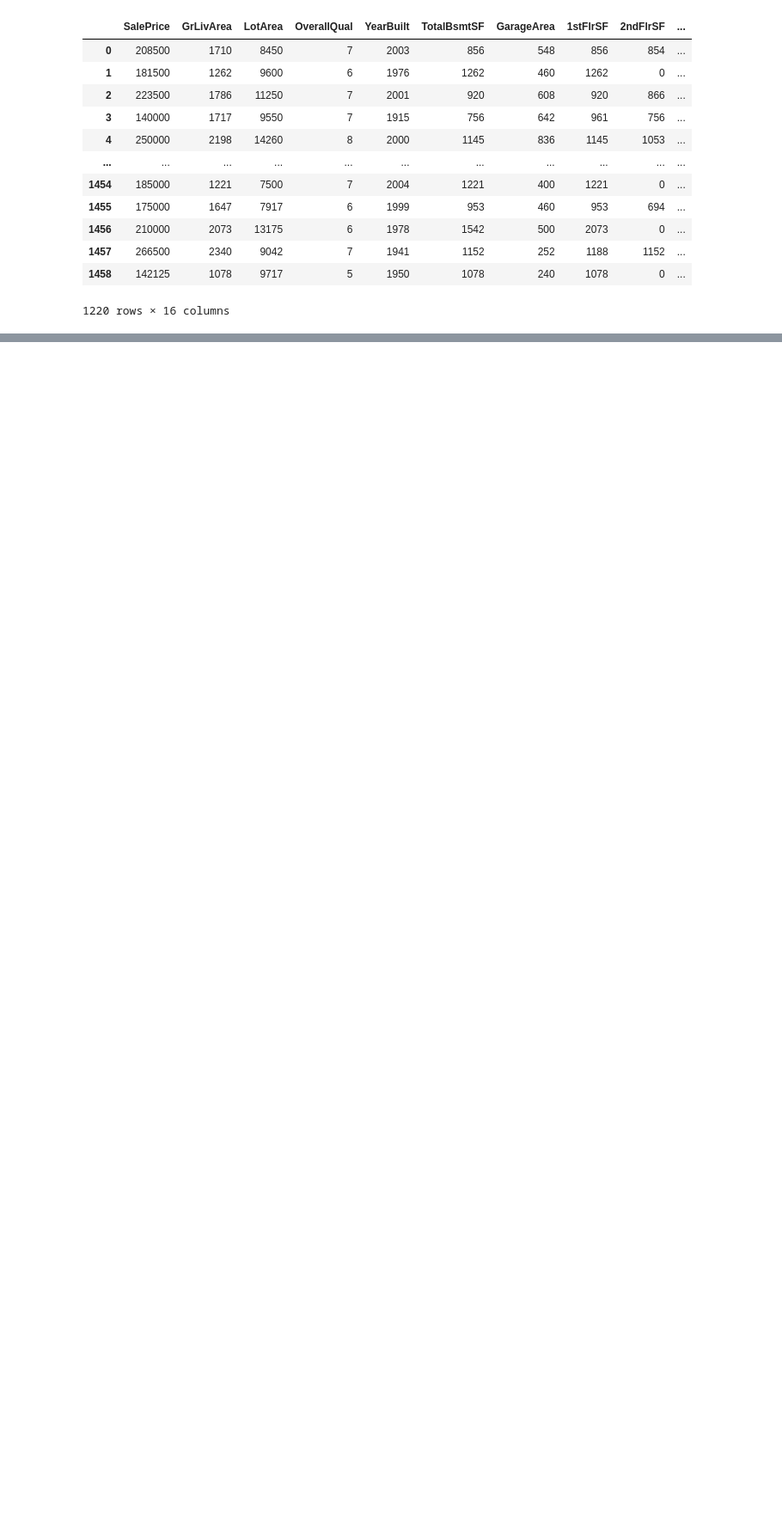
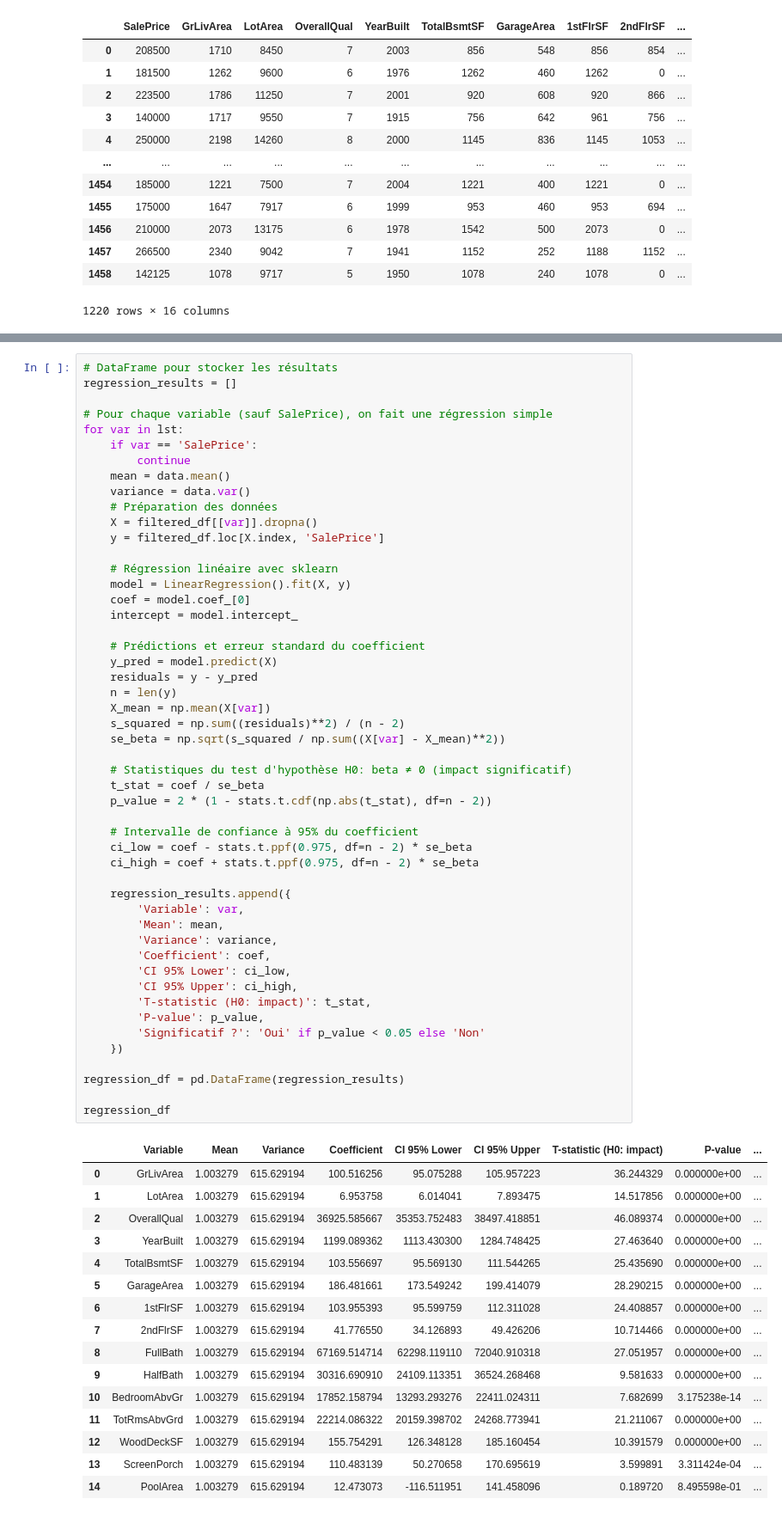
Before and after one commit to decimoplays/CStat-Project, a Jupyter notebook: cstat-project.ipynb, the cells around one changed output, grey strips where cells are left out. Shown at 86% size. Cells and saved outputs as stored; diff of their text form; blank space fills up the shorter version.

Commit message:
Update code Anova + regression lin

```diff
--- a/cstat-project.ipynb
+++ b/cstat-project.ipynb
@@ -196,0 +217,67 @@ results_df
+# %%
+# DataFrame pour stocker les résultats
+regression_results = []
+
+# Pour chaque variable (sauf SalePrice), on fait une régression simple
+for var in lst:
+    if var == 'SalePrice':
+        continue
+    mean = data.mean()
+    variance = data.var()
+    # Préparation des données
+    X = filtered_df[[var]].dropna()
+    y = filtered_df.loc[X.index, 'SalePrice']
+
+    # Régression linéaire avec sklearn
+    model = LinearRegression().fit(X, y)
+    coef = model.coef_[0]
+    intercept = model.intercept_
+
+    # Prédictions et erreur standard du coefficient
+    y_pred = model.predict(X)
+    residuals = y - y_pred
+    n = len(y)
+    X_mean = np.mean(X[var])
+    s_squared = np.sum((residuals)**2) / (n - 2)
+    se_beta = np.sqrt(s_squared / np.sum((X[var] - X_mean)**2))
+
+    # Statistiques du test d'hypothèse H0: beta ≠ 0 (impact significatif)
+    t_stat = coef / se_beta
+    p_value = 2 * (1 - stats.t.cdf(np.abs(t_stat), df=n - 2))
+
+    # Intervalle de confiance à 95% du coefficient
+    ci_low = coef - stats.t.ppf(0.975, df=n - 2) * se_beta
+    ci_high = coef + stats.t.ppf(0.975, df=n - 2) * se_beta
+
+    regression_results.append({
+        'Variable': var,
+        'Mean': mean,
+        'Variance': variance,
+        'Coefficient': coef,
+        'CI 95% Lower': ci_low,
+        'CI 95% Upper': ci_high,
+        'T-statistic (H0: impact)': t_stat,
+        'P-value': p_value,
+        'Significatif ?': 'Oui' if p_value < 0.05 else 'Non'
+    })
+
+regression_df = pd.DataFrame(regression_results)
+
+regression_df
+# %% [output]
+|  | Variable | Mean | Variance | Coefficient | CI 95% Lower | CI 95% Upper | T-statistic (H0: impact) | P-value | ... |
+| 0 | GrLivArea | 1.003279 | 615.629194 | 100.516256 | 95.075288 | 105.957223 | 36.244329 | 0.000000e+00 | ... |
+| 1 | LotArea | 1.003279 | 615.629194 | 6.953758 | 6.014041 | 7.893475 | 14.517856 | 0.000000e+00 | ... |
+| 2 | OverallQual | 1.003279 | 615.629194 | 36925.585667 | 35353.752483 | 38497.418851 | 46.089374 | 0.000000e+00 | ... |
+| 3 | YearBuilt | 1.003279 | 615.629194 | 1199.089362 | 1113.430300 | 1284.748425 | 27.463640 | 0.000000e+00 | ... |
+| 4 | TotalBsmtSF | 1.003279 | 615.629194 | 103.556697 | 95.569130 | 111.544265 | 25.435690 | 0.000000e+00 | ... |
+| 5 | GarageArea | 1.003279 | 615.629194 | 186.481661 | 173.549242 | 199.414079 | 28.290215 | 0.000000e+00 | ... |
+| 6 | 1stFlrSF | 1.003279 | 615.629194 | 103.955393 | 95.599759 | 112.311028 | 24.408857 | 0.000000e+00 | ... |
+| 7 | 2ndFlrSF | 1.003279 | 615.629194 | 41.776550 | 34.126893 | 49.426206 | 10.714466 | 0.000000e+00 | ... |
+| 8 | FullBath | 1.003279 | 615.629194 | 67169.514714 | 62298.119110 | 72040.910318 | 27.051957 | 0.000000e+00 | ... |
+| 9 | HalfBath | 1.003279 | 615.629194 | 30316.690910 | 24109.113351 | 36524.268468 | 9.581633 | 0.000000e+00 | ... |
+| 10 | BedroomAbvGr | 1.003279 | 615.629194 | 17852.158794 | 13293.293276 | 22411.024311 | 7.682699 | 3.175238e-14 | ... |
+| 11 | TotRmsAbvGrd | 1.003279 | 615.629194 | 22214.086322 | 20159.398702 | 24268.773941 | 21.211067 | 0.000000e+00 | ... |
+| 12 | WoodDeckSF | 1.003279 | 615.629194 | 155.754291 | 126.348128 | 185.160454 | 10.391579 | 0.000000e+00 | ... |
+| 13 | ScreenPorch | 1.003279 | 615.629194 | 110.483139 | 50.270658 | 170.695619 | 3.599891 | 3.311424e-04 | ... |
+| 14 | PoolArea | 1.003279 | 615.629194 | 12.473073 | -116.511951 | 141.458096 | 0.189720 | 8.495598e-01 | ... |
```
Also changed, not shown: parts of 6 cells of this notebook.
